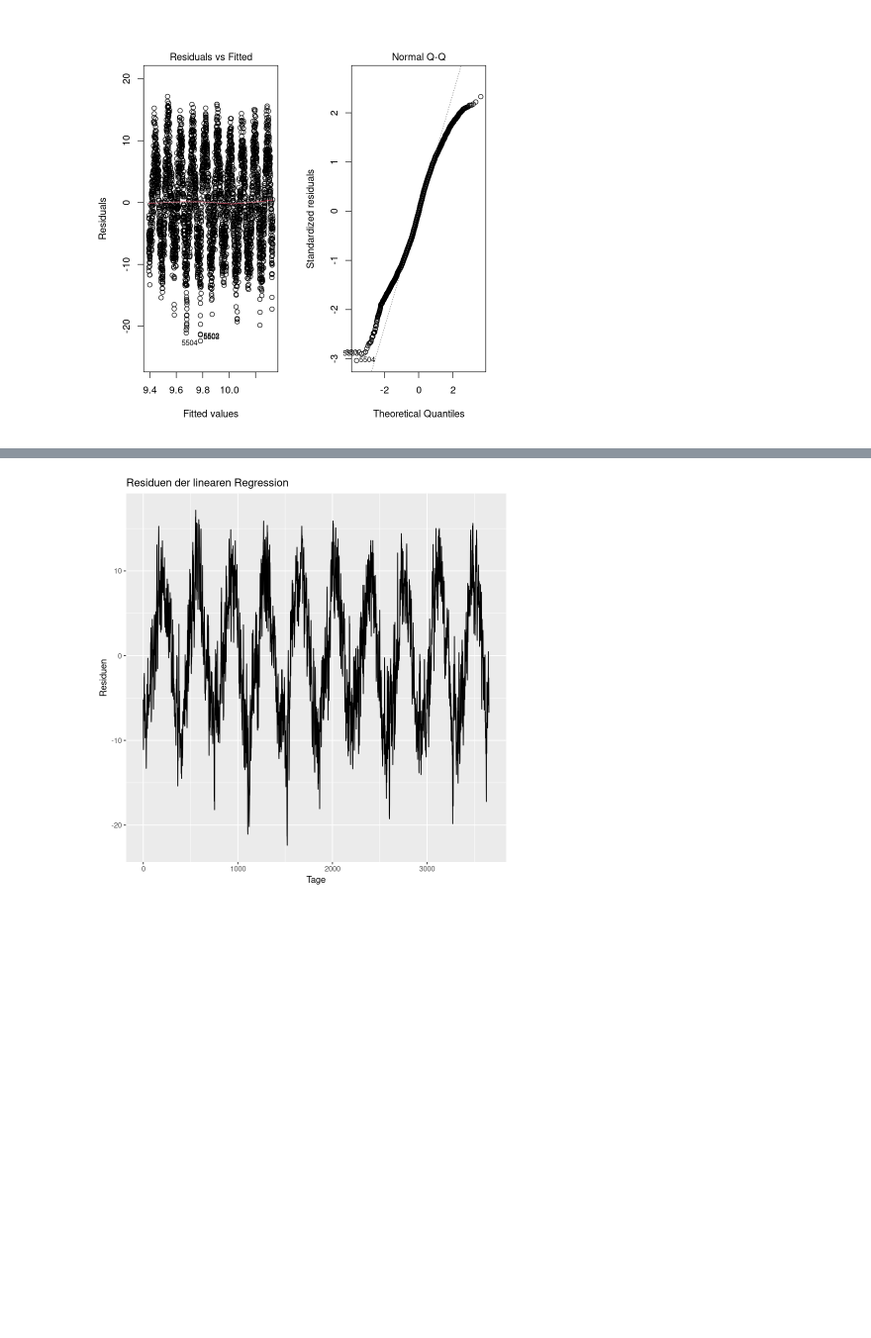
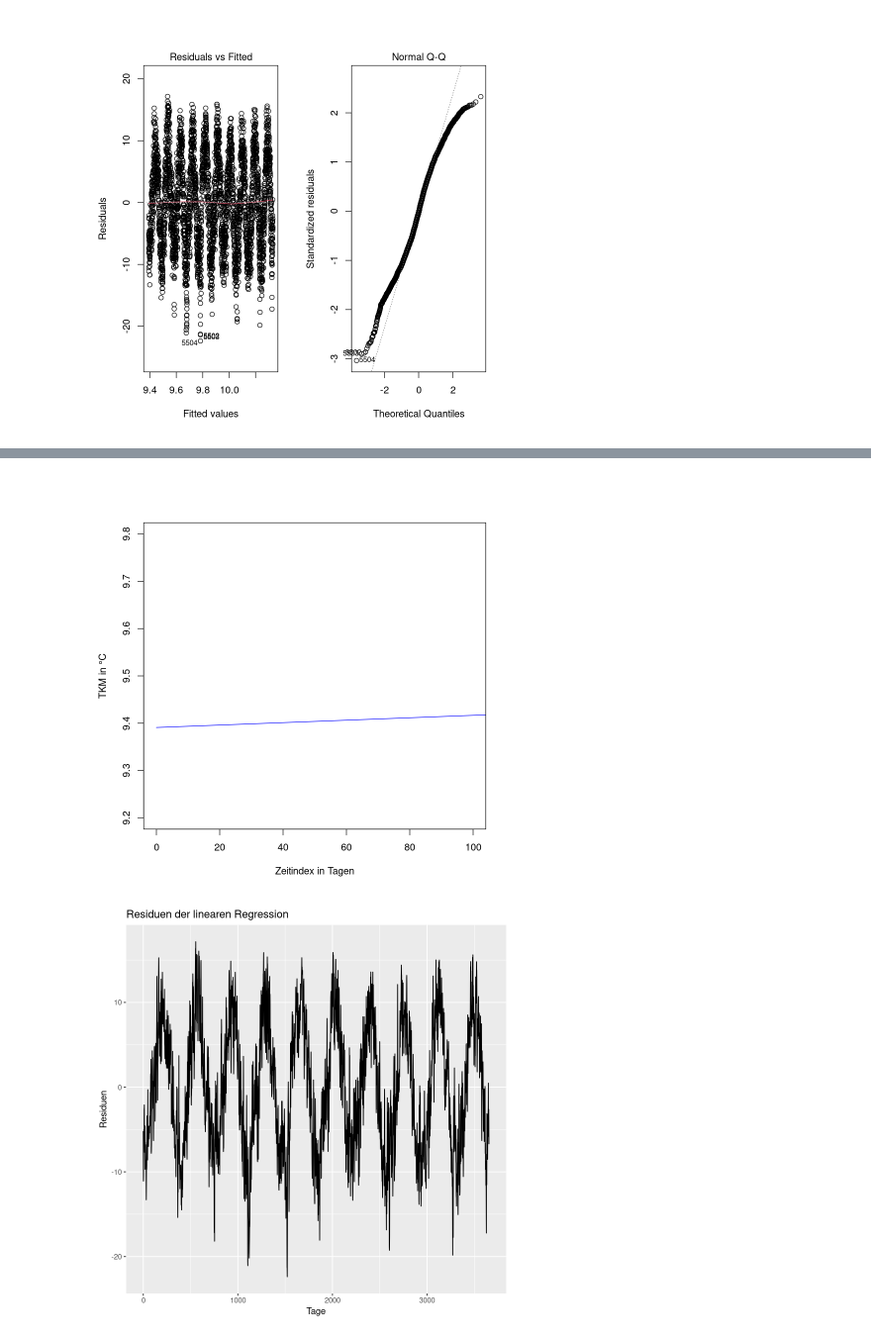
Before and after one commit to micael92/wetter_analyse, a Jupyter notebook: 09_daten_lineare_regression.ipynb, the cells around one changed output, grey strips where cells are left out. Shown at 99% size. Cells and saved outputs as stored; diff of their text form; code cells hidden in the pictures; blank space fills up the shorter version.

```diff
--- a/09_daten_lineare_regression.ipynb
+++ b/09_daten_lineare_regression.ipynb
@@ -173,3 +87,7 @@ predict(modell, vorhersage, interval = "predict")
+# %%
+plot(vorhersage_zeit$Zeitindex, vorhersage[,1], xlim = c(0, 365), ylim = c(9.2, 9.8), type = "l", xlab = "Zeitindex in Tagen", ylab = "TKM in °C", col = "blue")
+# %% [output]
+[figure, added]
 # %%
 # Weitere Darstellungen - evtl. fortsetzen
 
```
Also changed, not shown: parts of 14 cells of this notebook, 15 other files.
